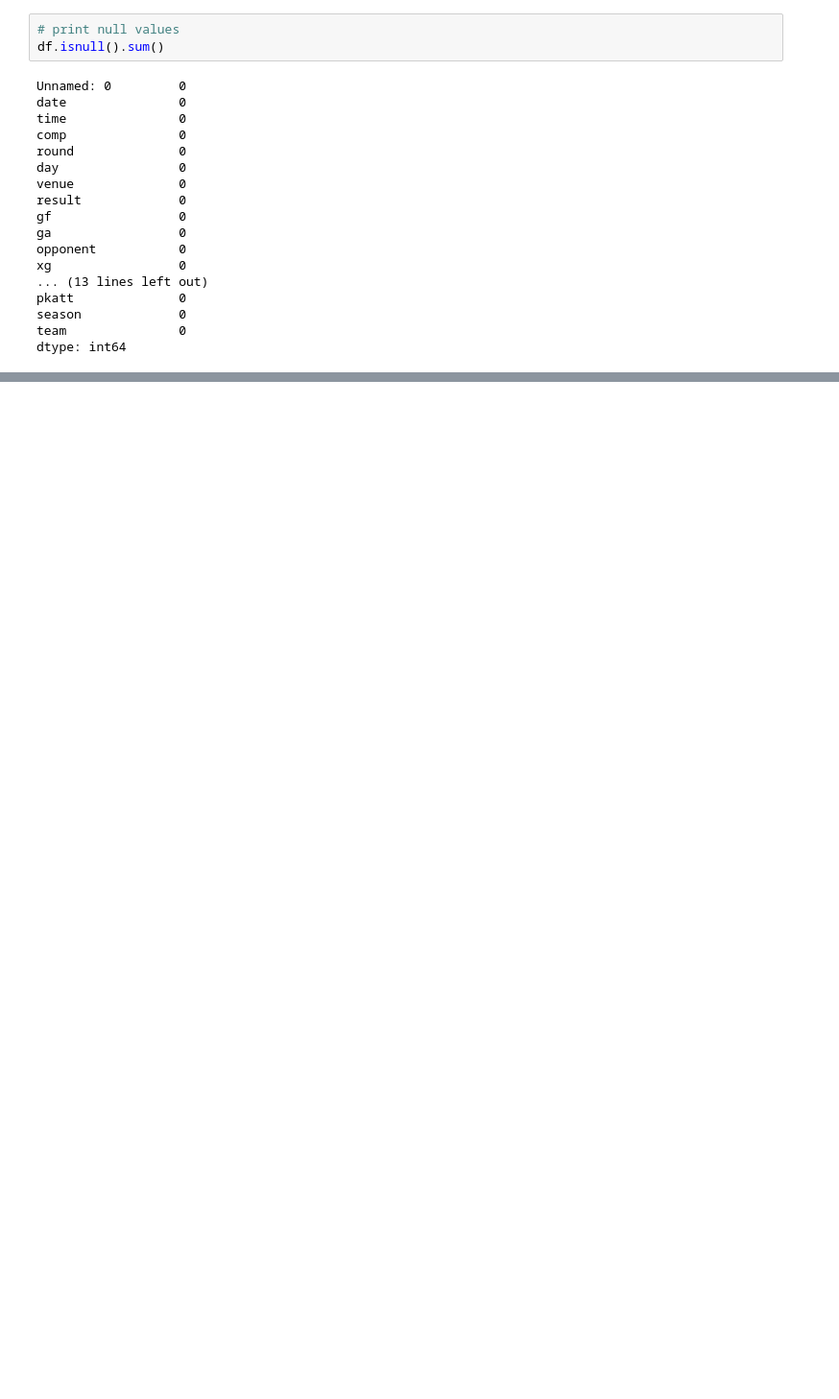
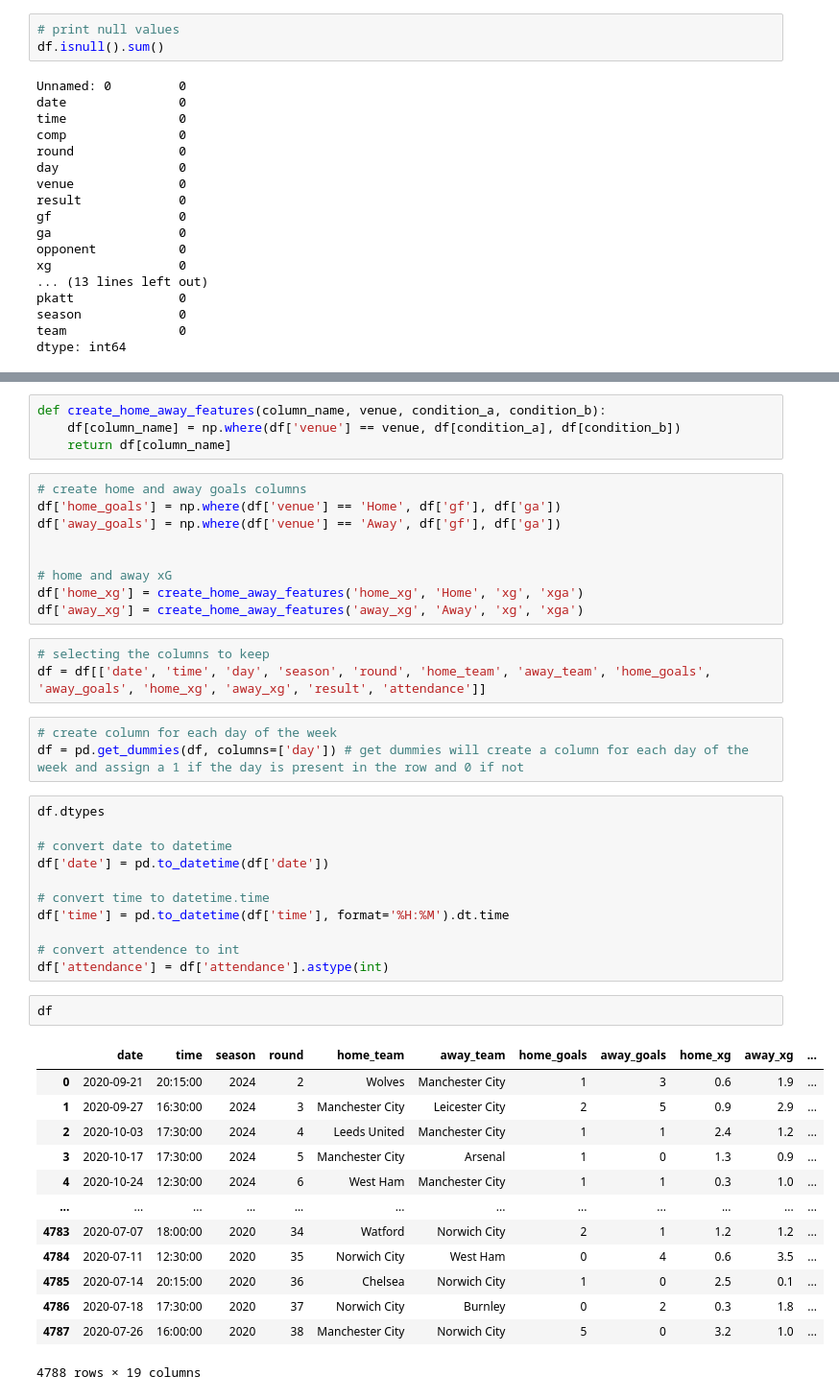
Before and after one commit to Brother-eww/premier_league_match_model, a Jupyter notebook: match_prediction_model.ipynb, the cells around one changed output, grey strips where cells are left out. Shown: that part at 96% size. Cells and saved outputs as stored; diff of their text form; blank space fills up the shorter version.

```diff
--- a/match_prediction_model.ipynb
+++ b/match_prediction_model.ipynb
@@ -67,0 +91,46 @@ dtype: int64
+# %%
+def create_home_away_features(column_name, venue, condition_a, condition_b):
+    df[column_name] = np.where(df['venue'] == venue, df[condition_a], df[condition_b])
+    return df[column_name]
+# %%
+# create home and away goals columns
+df['home_goals'] = np.where(df['venue'] == 'Home', df['gf'], df['ga'])
+df['away_goals'] = np.where(df['venue'] == 'Away', df['gf'], df['ga'])
+
+
+# home and away xG
+df['home_xg'] = create_home_away_features('home_xg', 'Home', 'xg', 'xga')
+df['away_xg'] = create_home_away_features('away_xg', 'Away', 'xg', 'xga')
+# %%
+# selecting the columns to keep
+df = df[['date', 'time', 'day', 'season', 'round', 'home_team', 'away_team', 'home_goals', 'away_goals', 'home_xg', 'away_xg', 'result', 'attendance']]
+# %%
+# create column for each day of the week
+df = pd.get_dummies(df, columns=['day']) # get dummies will create a column for each day of the week and assign a 1 if the day is present in the row and 0 if not
+# %%
+df.dtypes
+
+# convert date to datetime
+df['date'] = pd.to_datetime(df['date'])
+
+# convert time to datetime.time
+df['time'] = pd.to_datetime(df['time'], format='%H:%M').dt.time
+
+# convert attendence to int
+df['attendance'] = df['attendance'].astype(int)
+# %%
+df
+# %% [output]
+|  | date | time | season | round | home_team | away_team | home_goals | away_goals | home_xg | away_xg | ... |
+| 0 | 2020-09-21 | 20:15:00 | 2024 | 2 | Wolves | Manchester City | 1 | 3 | 0.6 | 1.9 | ... |
+| 1 | 2020-09-27 | 16:30:00 | 2024 | 3 | Manchester City | Leicester City | 2 | 5 | 0.9 | 2.9 | ... |
+| 2 | 2020-10-03 | 17:30:00 | 2024 | 4 | Leeds United | Manchester City | 1 | 1 | 2.4 | 1.2 | ... |
+| 3 | 2020-10-17 | 17:30:00 | 2024 | 5 | Manchester City | Arsenal | 1 | 0 | 1.3 | 0.9 | ... |
+| 4 | 2020-10-24 | 12:30:00 | 2024 | 6 | West Ham | Manchester City | 1 | 1 | 0.3 | 1.0 | ... |
+| ... | ... | ... | ... | ... | ... | ... | ... | ... | ... | ... | ... |
+| 4783 | 2020-07-07 | 18:00:00 | 2020 | 34 | Watford | Norwich City | 2 | 1 | 1.2 | 1.2 | ... |
+| 4784 | 2020-07-11 | 12:30:00 | 2020 | 35 | Norwich City | West Ham | 0 | 4 | 0.6 | 3.5 | ... |
+| 4785 | 2020-07-14 | 20:15:00 | 2020 | 36 | Chelsea | Norwich City | 1 | 0 | 2.5 | 0.1 | ... |
+| 4786 | 2020-07-18 | 17:30:00 | 2020 | 37 | Norwich City | Burnley | 0 | 2 | 0.3 | 1.8 | ... |
+| 4787 | 2020-07-26 | 16:00:00 | 2020 | 38 | Manchester City | Norwich City | 5 | 0 | 3.2 | 1.0 | ... |
+4788 rows × 19 columns
```
Also changed, not shown: parts of 9 cells of this notebook.
